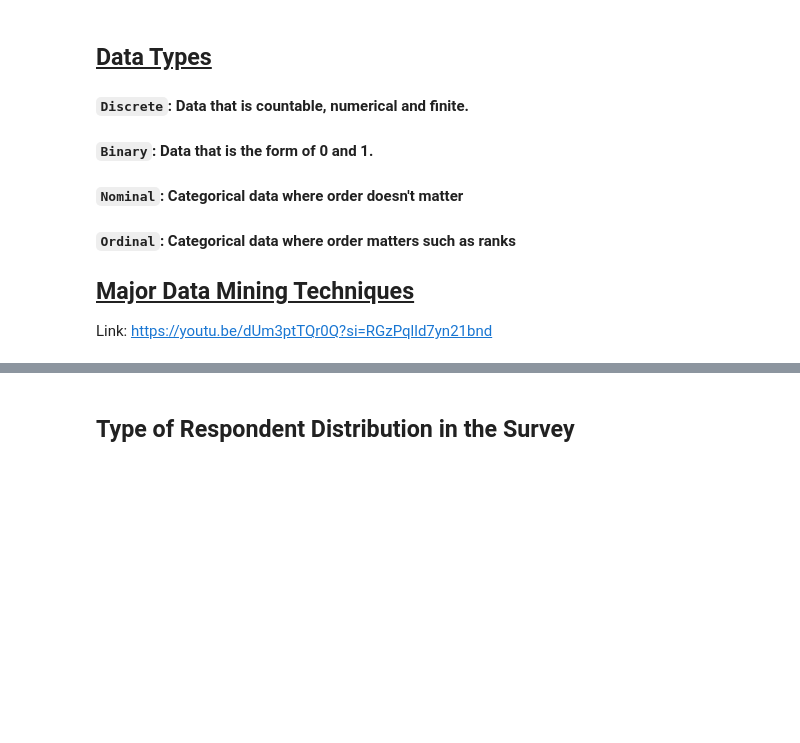
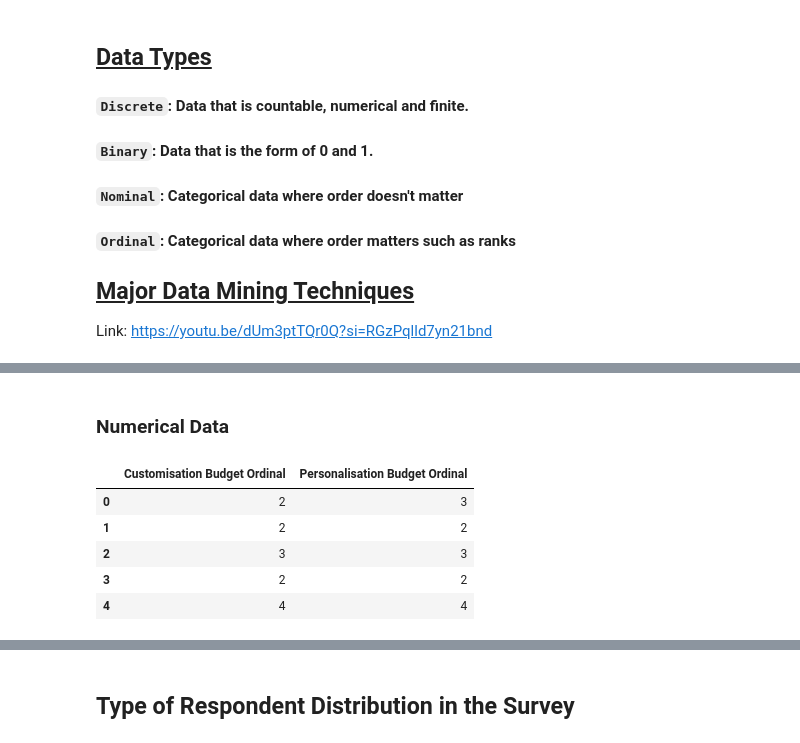
Before and after one commit to Rzi98/MA4829-AY23-24-S2, a Jupyter notebook: src/data_analysis.ipynb, the cells around one changed output, grey strips where cells are left out. Saved outputs shown, nothing was run; the diff lists cells and outputs as text; code cells hidden in the pictures; blank space fills up the shorter version.

```diff
--- a/src/data_analysis.ipynb
+++ b/src/data_analysis.ipynb
@@ -25,0 +24,12 @@ df.head()
+# %% [markdown]
+### **Numerical Data** ###
+# %%
+numcols = df.select_dtypes(['number']).columns
+df[numcols].head()
+# %% [output]
+|  | Customisation Budget Ordinal | Personalisation Budget Ordinal |
+| 0 | 2 | 3 |
+| 1 | 2 | 2 |
+| 2 | 3 | 3 |
+| 3 | 2 | 2 |
+| 4 | 4 | 4 |
```
Also changed, not shown: parts of 5 cells of this notebook, 1 other file.
